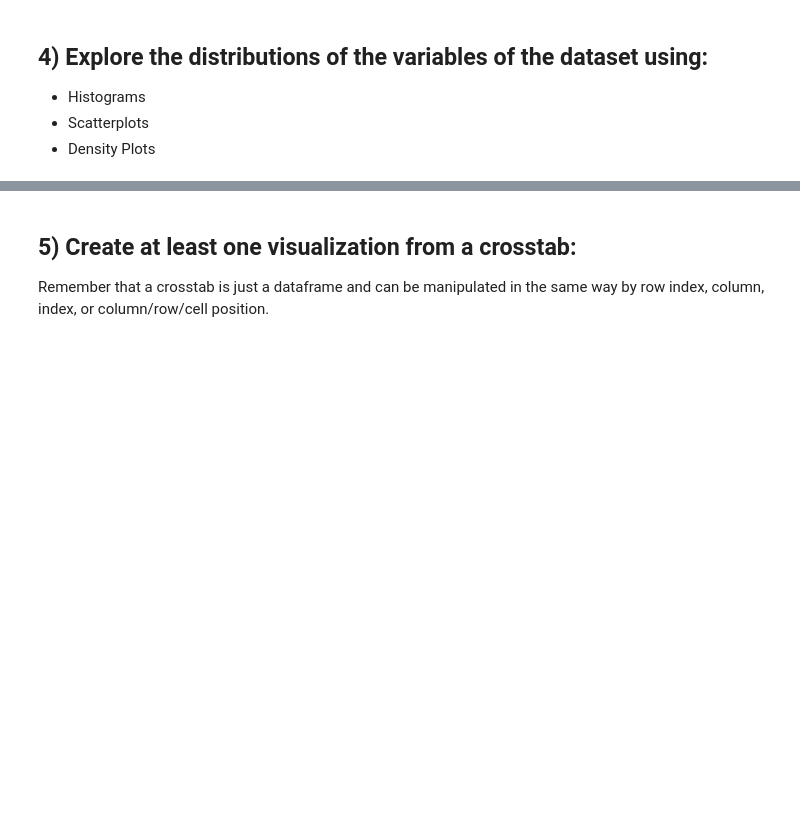
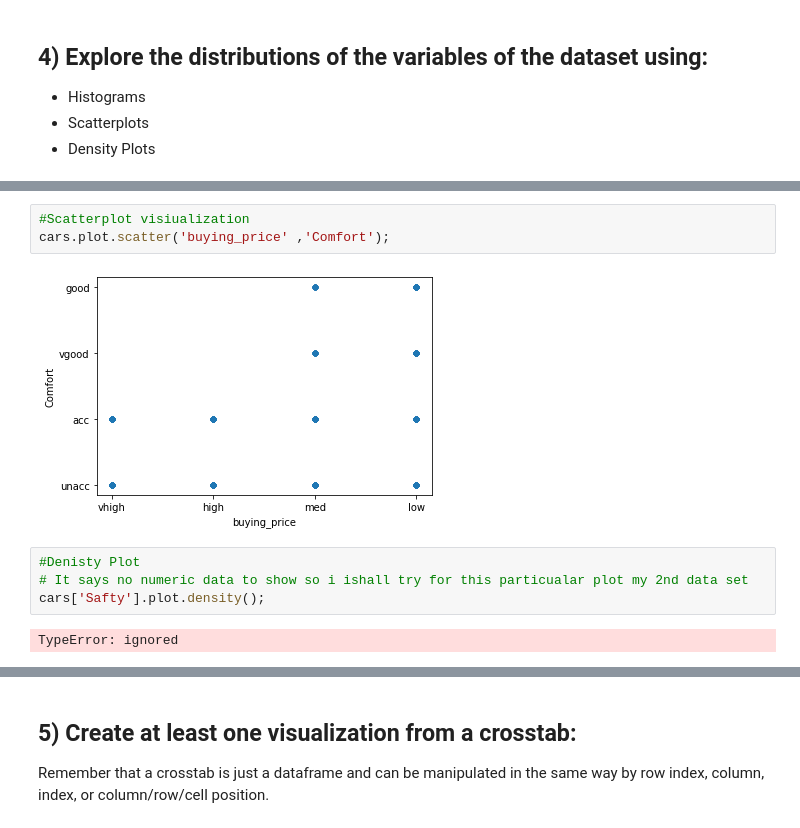
Before and after one commit to ranaharoonkhan/DS-Unit-1-Sprint-1-Data-Wrangling-and-Storytelling, a Jupyter notebook: module1-exploratory-data-analysis/LS_DS_111_Exploratory_Data_Analysis_Assignment.ipynb, the cells around one changed output, grey strips where cells are left out. Cells and saved outputs as stored; diff of their text form; blank space fills up the shorter version.

```diff
--- a/module1-exploratory-data-analysis/LS_DS_111_Exploratory_Data_Analysis_Assignment.ipynb
+++ b/module1-exploratory-data-analysis/LS_DS_111_Exploratory_Data_Analysis_Assignment.ipynb
@@ -119,0 +193,11 @@ Take whichever of the above datasets has more categorical variables and use cros
+# %%
+#Scatterplot visiualization
+cars.plot.scatter('buying_price' ,'Comfort');
+# %% [output]
+[figure, added]
+# %%
+#Denisty Plot
+# It says no numeric data to show so i ishall try for this particualar plot my 2nd data set
+cars['Safty'].plot.density();
+# %% [output]
+TypeError: ignored
```
Also changed, not shown: parts of 20 cells of this notebook.
